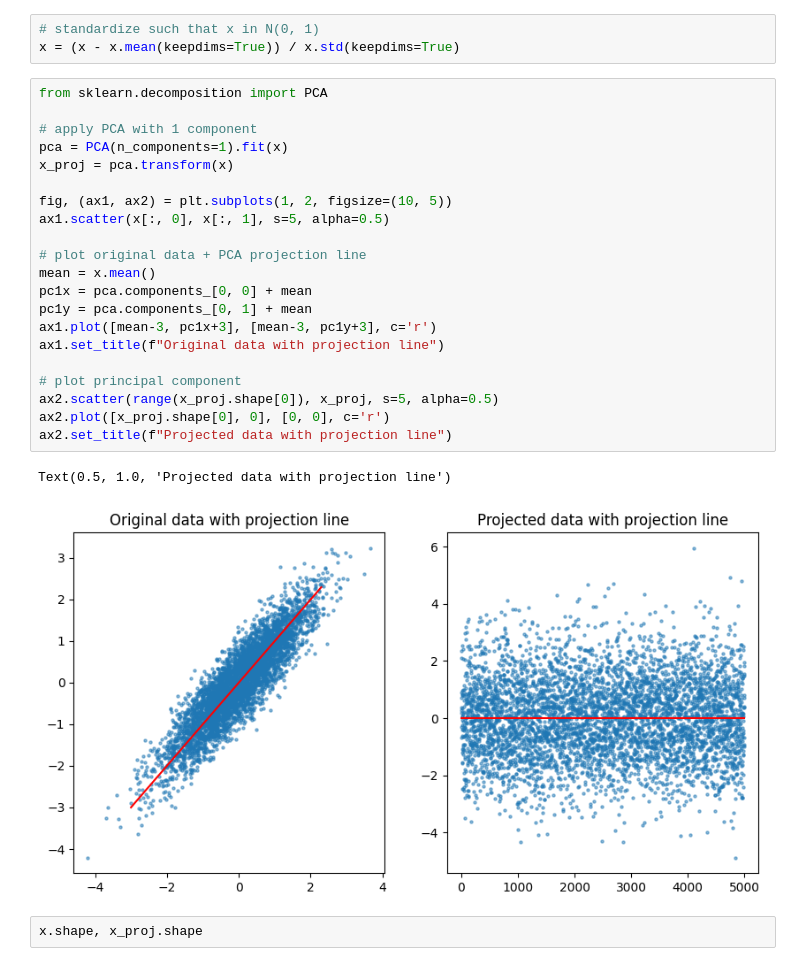
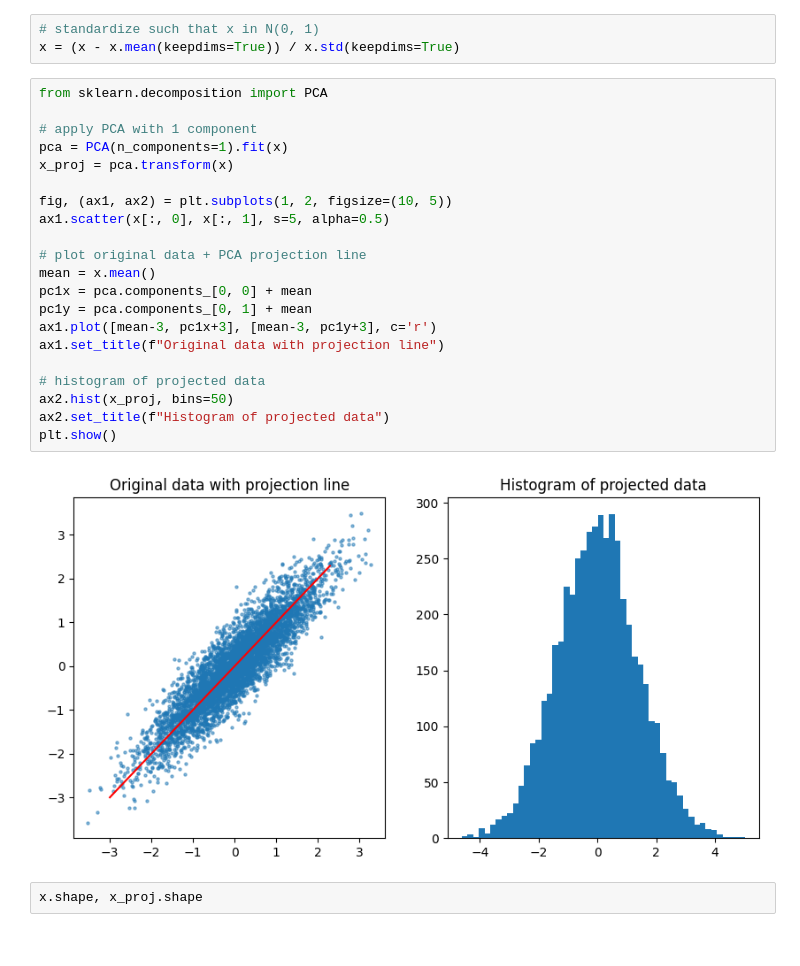
Before and after one commit to Janko-dev/ZM004-2324-data-science, a Jupyter notebook: ds_dc2.ipynb, the cells around one changed output. Drawn from its saved outputs; the diff is of its cells as text.

```diff
--- a/ds_dc2.ipynb
+++ b/ds_dc2.ipynb
@@ -137,27 +146,26 @@ x = (x - x.mean(keepdims=True)) / x.std(keepdims=True)
 # %%
 from sklearn.decomposition import PCA
 
 # apply PCA with 1 component
 pca = PCA(n_components=1).fit(x)
 x_proj = pca.transform(x)
 
 fig, (ax1, ax2) = plt.subplots(1, 2, figsize=(10, 5))
 ax1.scatter(x[:, 0], x[:, 1], s=5, alpha=0.5)
 
 # plot original data + PCA projection line
 mean = x.mean()
 pc1x = pca.components_[0, 0] + mean
 pc1y = pca.components_[0, 1] + mean
 ax1.plot([mean-3, pc1x+3], [mean-3, pc1y+3], c='r')
 ax1.set_title(f"Original data with projection line")
 
-# plot principal component
-ax2.scatter(range(x_proj.shape[0]), x_proj, s=5, alpha=0.5)
-ax2.plot([x_proj.shape[0], 0], [0, 0], c='r')
-ax2.set_title(f"Projected data with projection line")
+# histogram of projected data
+ax2.hist(x_proj, bins=50)
+ax2.set_title(f"Histogram of projected data")
+plt.show()
 # %% [output]
-Text(0.5, 1.0, 'Projected data with projection line')
-[figure, old version]
+[figure, new version]
 # %%
 x.shape, x_proj.shape
 # %% [output]
```
Also changed, not shown: parts of 21 cells of this notebook, 1 other file.
